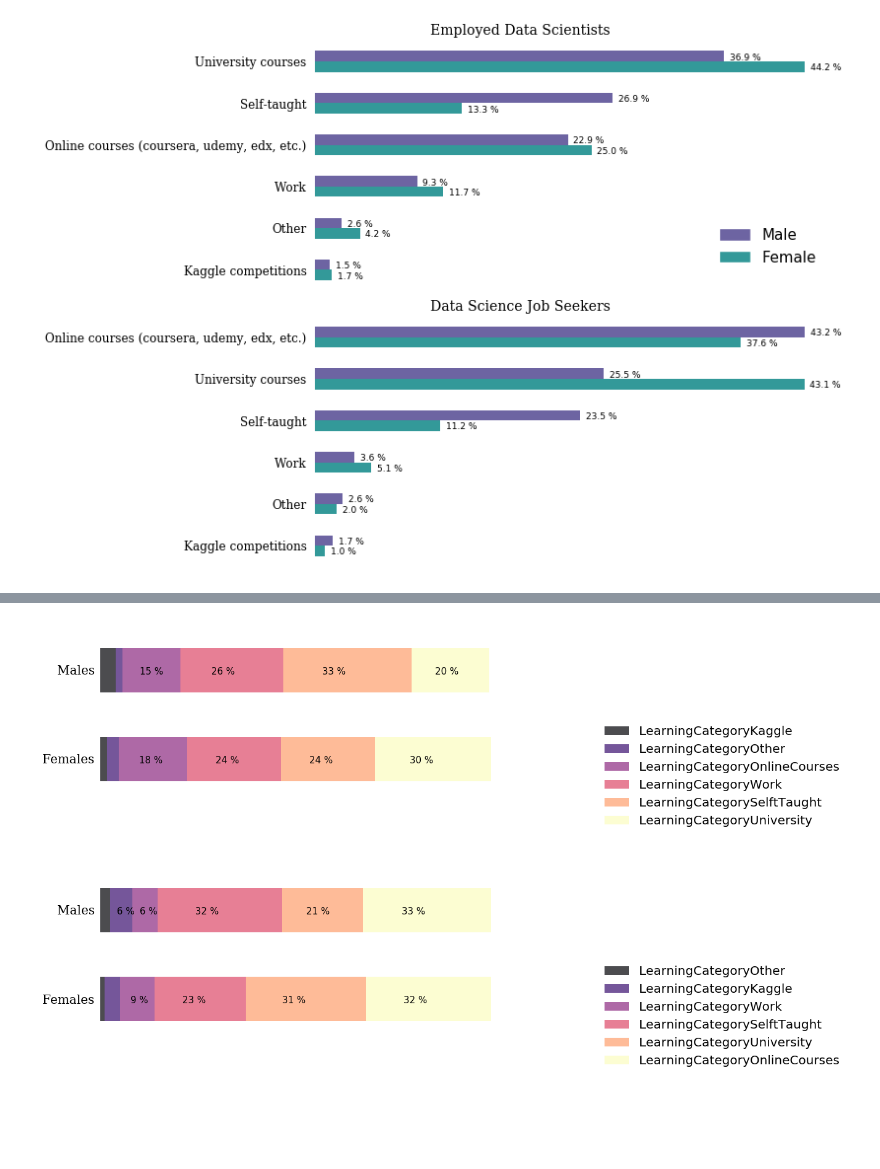
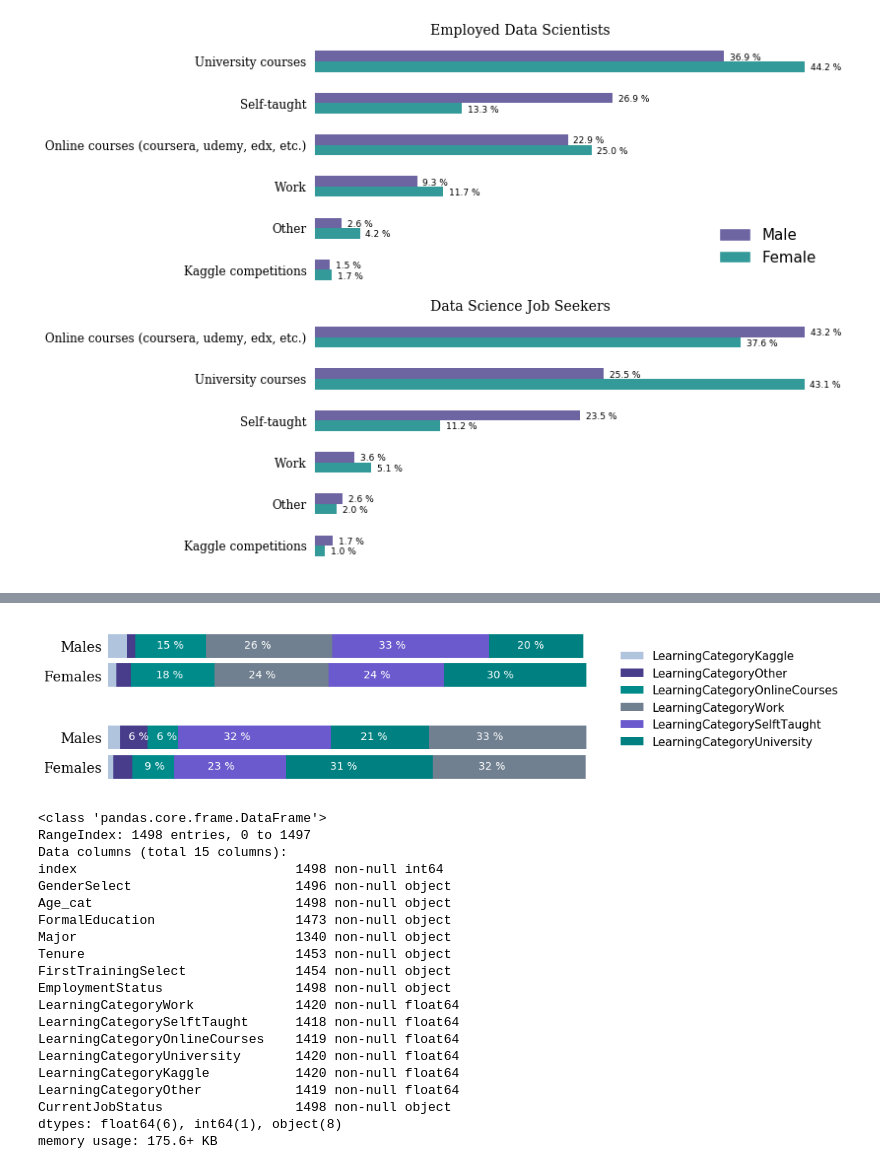
Before and after one commit to dmarinav/MISC, a Jupyter notebook: new_EDA.ipynb, the cells around one changed output, grey strips where cells are left out. Saved outputs shown, nothing was run; the diff lists cells and outputs as text; code cells hidden in the pictures; blank space fills up the shorter version.

```diff
--- a/new_EDA.ipynb
+++ b/new_EDA.ipynb
@@ -428,17 +419,0 @@ leg.get_frame().set_edgecolor('none')
-# %%
-y_ms = df['Age'][df['GenderSelect'] == 'Male']
-y_fs = df['Age'][df['GenderSelect'] == 'Female']
-
-plt.style.use('ggplot')
-
-bins = np.linspace(16, 60, 40)
-plt.figure(figsize=(10,5))
-plt.title("Distribution of Age for Each Gender",fontsize=15,y=1.03,family='serif')
-plt.hist(y_ms,bins, label='male', alpha=.7, facecolor='darkslateblue',edgecolor = 'k')
-plt.hist(y_fs,bins, alpha=.6, label='female', color='teal',edgecolor = 'k')
-plt.xticks(fontsize=12)
-plt.yticks(fontsize=12)
-plt.legend(frameon=False)
-
-
-plt.show()
@@ -597,7 +502,6 @@ df2a
 # %%
-
-fig, ax = plt.subplots(nrows=2, ncols=1, figsize=(10,10))
-plt.tight_layout(h_pad=8)
+fig, ax = plt.subplots(nrows=2, ncols=1, figsize=(10,3.5))
+plt.tight_layout(h_pad=1)
 
 plt.style.use('ggplot')
 
@@ -614,46 +518,66 @@ df2b=pd.pivot_table(df1b, index=['GenderSelect'], values=['LearningCategoryWork'
 sort_values(by='Female', axis=1).reset_index()
 
 
-df2a.plot.barh(stacked=True, cmap='magma', alpha=.7,ax=ax[0])
+df2a.plot.barh(stacked=True, color=['lightsteelblue', 'darkslateblue','darkcyan','slategrey','slateblue','teal'], ax=ax[0],width=.8)
 for p in ax[0].patches:
     width, height = p.get_width(), p.get_height()
     x, y = p.get_xy()
     if p.get_width()<5:
         pass
     else:
-        ax[0].annotate('{:.0f} %'.format(width), (p.get_x()+.3*width, p.get_y()+.4*height),size=15)
+        ax[0].annotate('{:.0f} %'.format(width), (p.get_x()+.3*width, p.get_y()+.4*height),size=14,color='white')
 ax[0].set_facecolor('white')
 ax[0].get_xaxis().set_ticks([])
 ax[0].xaxis.set_ticks_position('none')
 ax[0].yaxis.set_ticks_position('none')
-ax[0].set_yticklabels(['Females', 'Males'], size =20,family='serif', color='black')
+ax[0].set_yticklabels(['Females', 'Males'], size =18,family='serif', color='black')
 leg=ax[0].legend(loc='best', \
-          fontsize=10,bbox_to_anchor=(1.2, .5),prop={'size':20})
+          fontsize=8,bbox_to_anchor=(1, .8),prop={'size':15})
 leg.get_frame().set_facecolor('none')
 leg.get_frame().set_edgecolor('none')
 ax[0].yaxis.grid(False)
 
 
-df2b.plot.barh(stacked=True, cmap='magma', alpha=.7,ax=ax[1])
+df2b.plot.barh(stacked=True, color=['lightsteelblue', 'darkslateblue','darkcyan','slateblue','teal','slategrey'], ax=ax[1],width=.8)
 for p in ax[1].patches:
     width, height = p.get_width(), p.get_height()
     x, y = p.get_xy()
     if p.get_width()<5:
         pass
     else:
-        ax[1].annotate('{:.0f} %'.format(width), (p.get_x()+.3*width, p.get_y()+.4*height),size=15)
+        ax[1].annotate('{:.0f} %'.format(width), (p.get_x()+.3*width, p.get_y()+.4*height),size=14, color='white')
 ax[1].set_facecolor('white')
 ax[1].get_xaxis().set_ticks([])
 ax[1].xaxis.set_ticks_position('none')
 ax[1].yaxis.set_ticks_position('none')
-ax[1].set_yticklabels(['Females', 'Males'], size =20,family='serif', color='black')
-leg=ax[1].legend(loc='best', \
-          fontsize=10,bbox_to_anchor=(1.2, .5),prop={'size':20})
-leg.get_frame().set_facecolor('none')
-leg.get_frame().set_edgecolor('none')
+ax[1].set_yticklabels(['Females', 'Males'], size =18,family='serif', color='black')
+leg=ax[1].legend().set_visible(False)
 ax[1].yaxis.grid(False)
 plt.show()
 # %% [output]
-[figure, old version]
+[figure, new version]
 # %%
 df_working.to_csv('working.csv')
+# %%
+df_working.info()
+# %% [output]
+<class 'pandas.core.frame.DataFrame'>
+RangeIndex: 1498 entries, 0 to 1497
+Data columns (total 15 columns):
+index                            1498 non-null int64
+GenderSelect                     1496 non-null object
+Age_cat                          1498 non-null object
+FormalEducation                  1473 non-null object
+Major                            1340 non-null object
+Tenure                           1453 non-null object
+FirstTrainingSelect              1454 non-null object
+EmploymentStatus                 1498 non-null object
+LearningCategoryWork             1420 non-null float64
+LearningCategorySelftTaught      1418 non-null float64
+LearningCategoryOnlineCourses    1419 non-null float64
+LearningCategoryUniversity       1420 non-null float64
+LearningCategoryKaggle           1420 non-null float64
+LearningCategoryOther            1419 non-null float64
+CurrentJobStatus                 1498 non-null object
+dtypes: float64(6), int64(1), object(8)
+memory usage: 175.6+ KB
```
Also changed, not shown: parts of 11 cells of this notebook, 1 other file.
